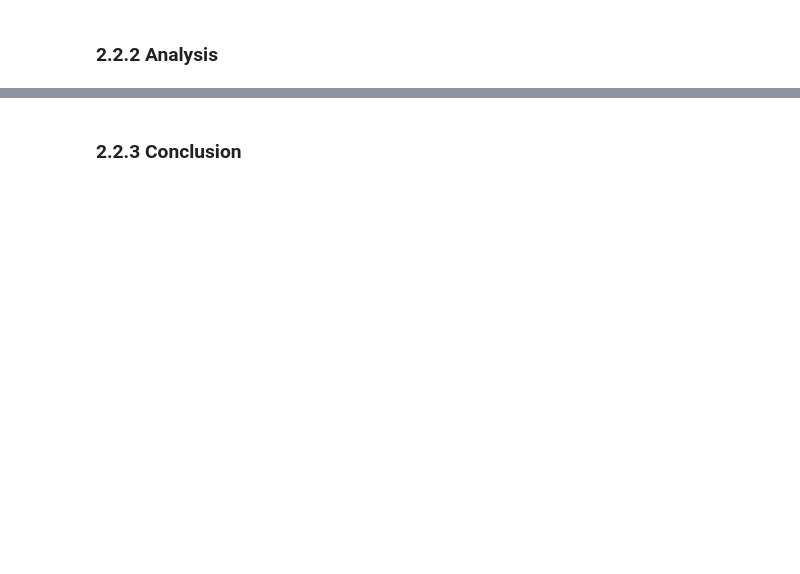
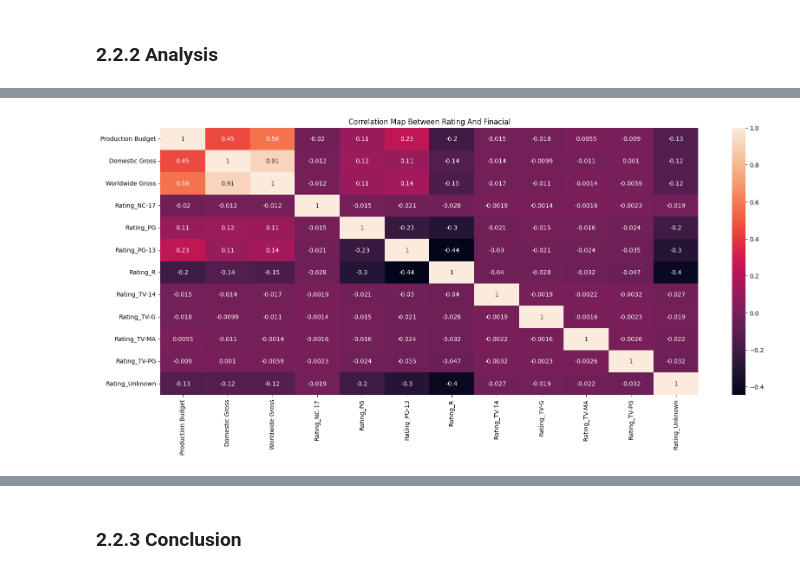
Before and after one commit to AshuraOtsuki/Intro2DS---HCMUS---2024, a Jupyter notebook: Questions/Questions.ipynb, the cells around one changed output, grey strips where cells are left out. Cells and saved outputs as stored; diff of their text form; code cells hidden in the pictures; blank space fills up the shorter version.

```diff
--- a/Questions/Questions.ipynb
+++ b/Questions/Questions.ipynb
@@ -346,0 +425,10 @@ How do financial metrics like budget and gross revenue correlate with ratings?
+# %%
+# Correlation using one-hot encoding
+data_q2_encoded = pd.get_dummies(data_q2, columns=['Rating'], drop_first=True)
+correlation = data_q2_encoded.corr()
+plt.figure(figsize=(20,8))
+sns.heatmap(correlation, annot=True)
+plt.title('Correlation Map Between Rating And Finacial')
+plt.show()
+# %% [output]
+[figure, added]
```
Also changed, not shown: parts of 8 cells of this notebook.
